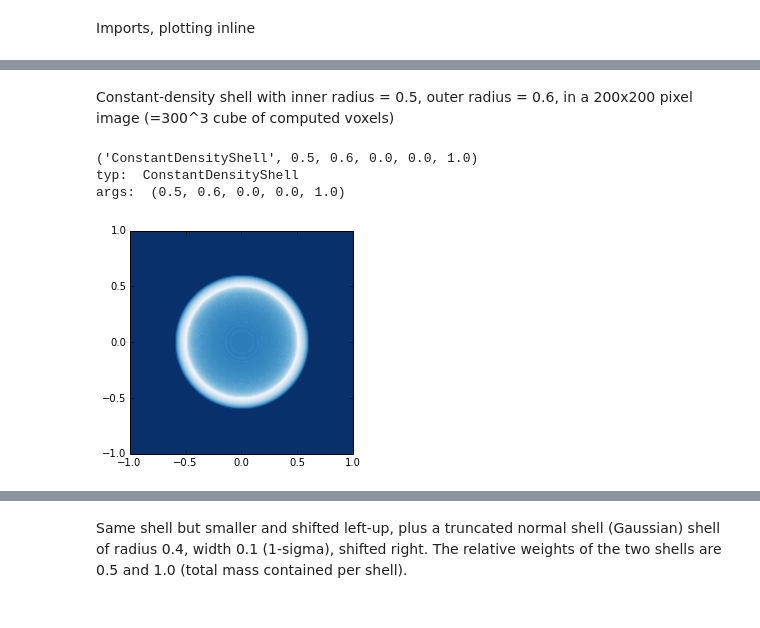
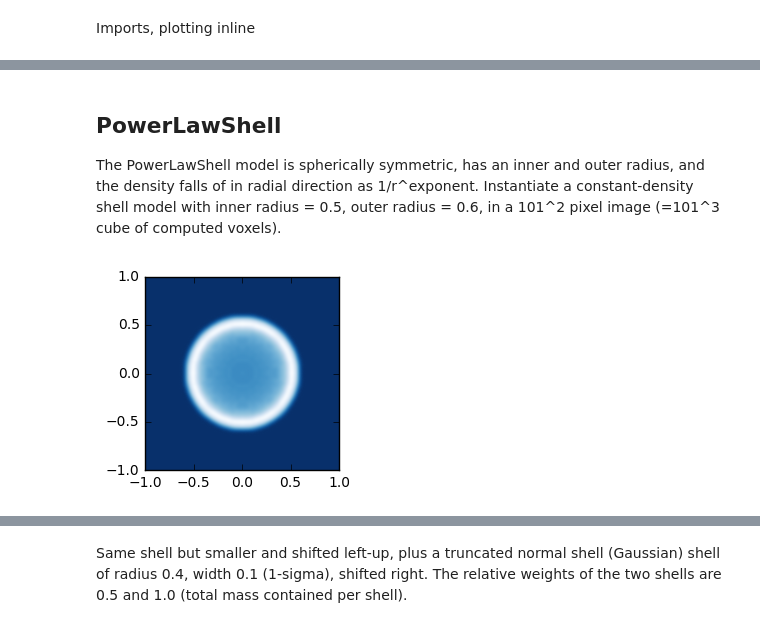
Before and after one commit to rnikutta/rhocube, a Jupyter notebook: rhocube.ipynb, the cells around one changed output, grey strips where cells are left out. Saved outputs shown, nothing was run; the diff lists cells and outputs as text; code cells hidden in the pictures.

Commit message:
Started clean edit of rhocube.ipynb

```diff
--- a/rhocube.ipynb
+++ b/rhocube.ipynb
@@ -7,0 +3,20 @@ import matplotlib
+# %%
+from rhocube import *
+from models import *
+import pylab as p
+import matplotlib
+%matplotlib inline
+from copy import copy
+
+def myplot(images,titles=None):
+    if not isinstance(images,list):
+        images = [images]
+    n = len(images)
+    if titles is not None:
+        assert (len(titles)==n)
+    fig = p.figure(figsize=((2.5+0.4)*n,2.5))
+    for j,image in enumerate(images):
+        ax = fig.add_subplot(1,n,j+1)
+        im = ax.imshow(image,origin='lower',extent=[-1,1,-1,1],cmap=matplotlib.cm.Blues_r,interpolation='bicubic')
+        if titles is not None:
+            ax.set_title(titles[j],fontsize=9)
@@ -8,10 +28,10 @@ import matplotlib
 # %% [markdown]
-Constant-density shell with inner radius = 0.5, outer radius = 0.6, in a 200x200 pixel image (=300^3 cube of computed voxels)
+## PowerLawShell
+The PowerLawShell model is spherically symmetric, has an inner and outer radius, and the density falls of in radial direction as 1/r^exponent. Instantiate a constant-density shell model with inner radius = 0.5, outer radius = 0.6, in a 101^2 pixel image (=101^3 cube of computed voxels).
-# %%
-cube = rhocube.Cube(200, ( ('ConstantDensityShell',0.5,0.6,0.,0.,1.), ))
-im = p.imshow(cube.image,origin='lower',extent=cube.extent,cmap=matplotlib.cm.Blues_r,interpolation='bicubic')
-# %% [output]
-('ConstantDensityShell', 0.5, 0.6, 0.0, 0.0, 1.0)
-typ:  ConstantDensityShell
-args:  (0.5, 0.6, 0.0, 0.0, 1.0)
-[figure, removed]
+# %%
+model = PowerLawShell(101,exponent=0.)   # npix, radial exponent 1/r^exponent (0 = constant-density shell)
+args = (0.5,0.6,0,0,None)  # rin, rout, xoff, yoff, weight
+model(*args)  # call the model instance with these parameter values
+myplot(model.image)  # the computed rho(x,y,z) in in model.rho; the z-integrated rho_surface(x,y) is in model.image
+# %% [output]
+[figure, added]
```
Also changed, not shown: parts of 17 cells of this notebook.
